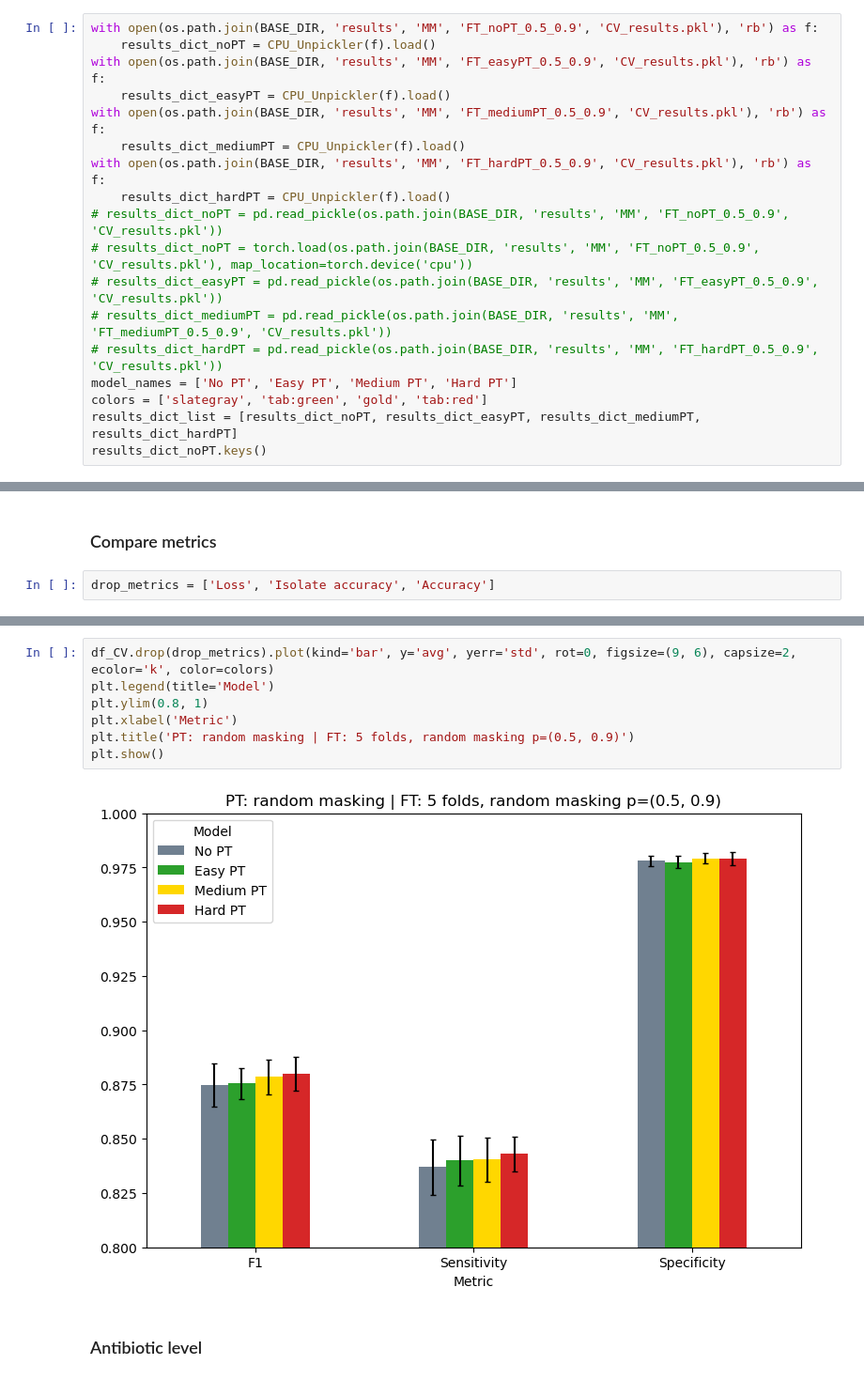
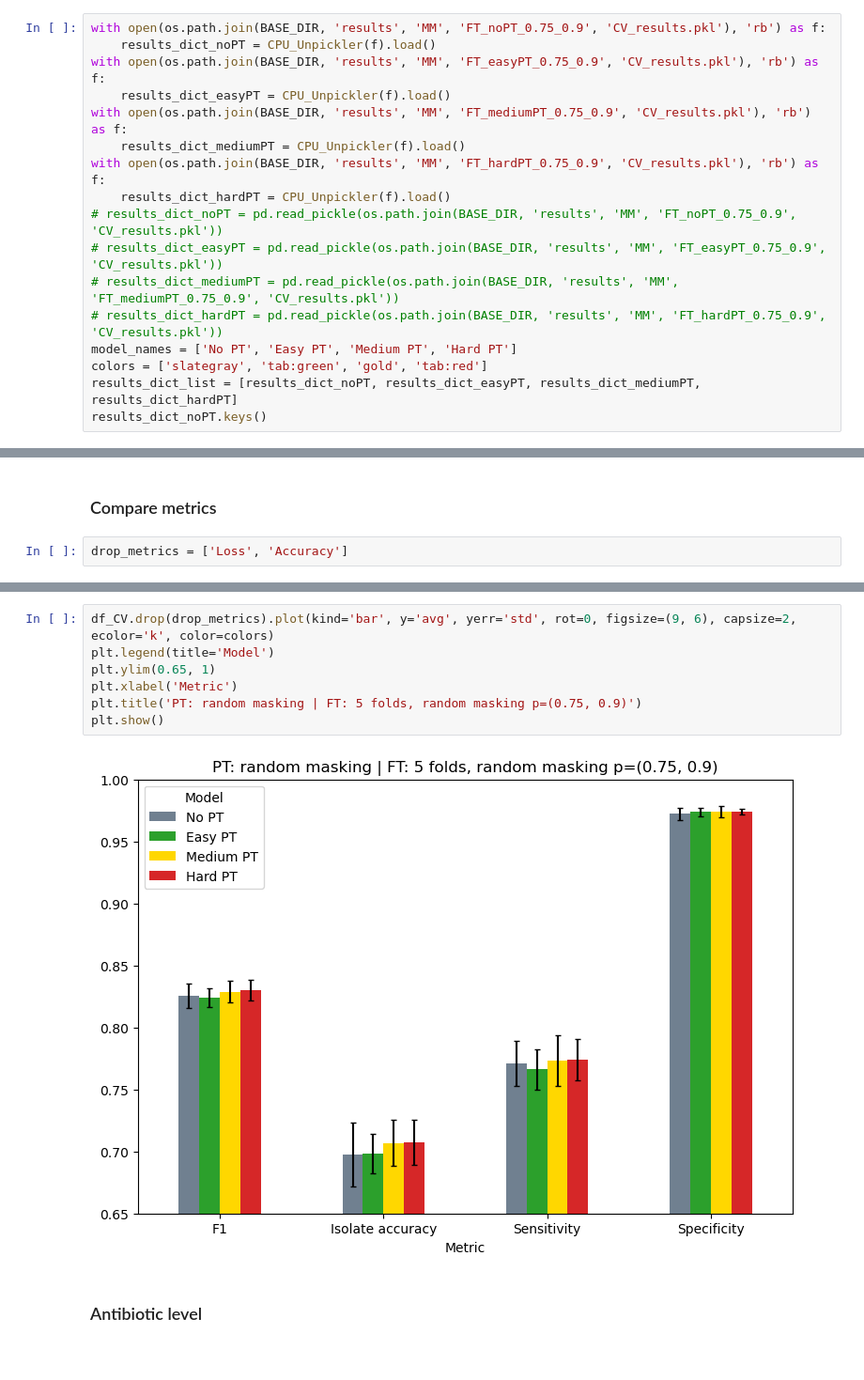
Before and after one commit to jespeols/ARFusion, a Jupyter notebook: CV_analysis.ipynb, the cells around one changed output, grey strips where cells are left out. Shown at 94% size. Saved outputs shown, nothing was run; the diff lists cells and outputs as text.

```diff
--- a/CV_analysis.ipynb
+++ b/CV_analysis.ipynb
@@ -252,19 +252,18 @@ plt.show()
 # %% [markdown]
 ## PT: Random masking | FT: Random masking
 # %%
-with open(os.path.join(BASE_DIR, 'results', 'MM', 'FT_noPT_0.5_0.9', 'CV_results.pkl'), 'rb') as f:
+with open(os.path.join(BASE_DIR, 'results', 'MM', 'FT_noPT_0.75_0.9', 'CV_results.pkl'), 'rb') as f:
     results_dict_noPT = CPU_Unpickler(f).load()
-with open(os.path.join(BASE_DIR, 'results', 'MM', 'FT_easyPT_0.5_0.9', 'CV_results.pkl'), 'rb') as f:
+with open(os.path.join(BASE_DIR, 'results', 'MM', 'FT_easyPT_0.75_0.9', 'CV_results.pkl'), 'rb') as f:
     results_dict_easyPT = CPU_Unpickler(f).load()
-with open(os.path.join(BASE_DIR, 'results', 'MM', 'FT_mediumPT_0.5_0.9', 'CV_results.pkl'), 'rb') as f:
+with open(os.path.join(BASE_DIR, 'results', 'MM', 'FT_mediumPT_0.75_0.9', 'CV_results.pkl'), 'rb') as f:
     results_dict_mediumPT = CPU_Unpickler(f).load()
-with open(os.path.join(BASE_DIR, 'results', 'MM', 'FT_hardPT_0.5_0.9', 'CV_results.pkl'), 'rb') as f:
+with open(os.path.join(BASE_DIR, 'results', 'MM', 'FT_hardPT_0.75_0.9', 'CV_results.pkl'), 'rb') as f:
     results_dict_hardPT = CPU_Unpickler(f).load()
-# results_dict_noPT = pd.read_pickle(os.path.join(BASE_DIR, 'results', 'MM', 'FT_noPT_0.5_0.9', 'CV_results.pkl'))
-# results_dict_noPT = torch.load(os.path.join(BASE_DIR, 'results', 'MM', 'FT_noPT_0.5_0.9', 'CV_results.pkl'), map_location=torch.device('cpu'))
-# results_dict_easyPT = pd.read_pickle(os.path.join(BASE_DIR, 'results', 'MM', 'FT_easyPT_0.5_0.9', 'CV_results.pkl'))
-# results_dict_mediumPT = pd.read_pickle(os.path.join(BASE_DIR, 'results', 'MM', 'FT_mediumPT_0.5_0.9', 'CV_results.pkl'))
-# results_dict_hardPT = pd.read_pickle(os.path.join(BASE_DIR, 'results', 'MM', 'FT_hardPT_0.5_0.9', 'CV_results.pkl'))
+# results_dict_noPT = pd.read_pickle(os.path.join(BASE_DIR, 'results', 'MM', 'FT_noPT_0.75_0.9', 'CV_results.pkl'))
+# results_dict_easyPT = pd.read_pickle(os.path.join(BASE_DIR, 'results', 'MM', 'FT_easyPT_0.75_0.9', 'CV_results.pkl'))
+# results_dict_mediumPT = pd.read_pickle(os.path.join(BASE_DIR, 'results', 'MM', 'FT_mediumPT_0.75_0.9', 'CV_results.pkl'))
+# results_dict_hardPT = pd.read_pickle(os.path.join(BASE_DIR, 'results', 'MM', 'FT_hardPT_0.75_0.9', 'CV_results.pkl'))
 model_names = ['No PT', 'Easy PT', 'Medium PT', 'Hard PT']
 colors = ['slategray', 'tab:green', 'gold', 'tab:red']
 results_dict_list = [results_dict_noPT, results_dict_easyPT, results_dict_mediumPT, results_dict_hardPT]
@@ -274,7 +273,7 @@ dict_keys(['train_losses', 'losses', 'accs', 'iso_accs', 'sensitivities', 'speci
 # %% [markdown]
 ### Compare metrics
 # %%
-drop_metrics = ['Loss', 'Isolate accuracy', 'Accuracy']
+drop_metrics = ['Loss', 'Accuracy']
 # %%
 df_CV_list = [get_average_and_std_df(results_dict) for results_dict in results_dict_list]
 df_CV = pd.concat(df_CV_list, keys=model_names, names=['model']).reset_index(level=1, drop=True).set_index('metric', append=True).unstack(level=0)
@@ -293,12 +292,12 @@ df_CV
 # %%
 df_CV.drop(drop_metrics).plot(kind='bar', y='avg', yerr='std', rot=0, figsize=(9, 6), capsize=2, ecolor='k', color=colors)
 plt.legend(title='Model')
-plt.ylim(0.8, 1)
+plt.ylim(0.65, 1)
 plt.xlabel('Metric')
-plt.title('PT: random masking | FT: 5 folds, random masking p=(0.5, 0.9)')
+plt.title('PT: random masking | FT: 5 folds, random masking p=(0.75, 0.9)')
 plt.show()
 # %% [output]
-[figure, old version]
+[figure, new version]
 # %% [markdown]
 ### Antibiotic level
 # %%
```
Also changed, not shown: parts of 135 cells of this notebook, 2 other files.
